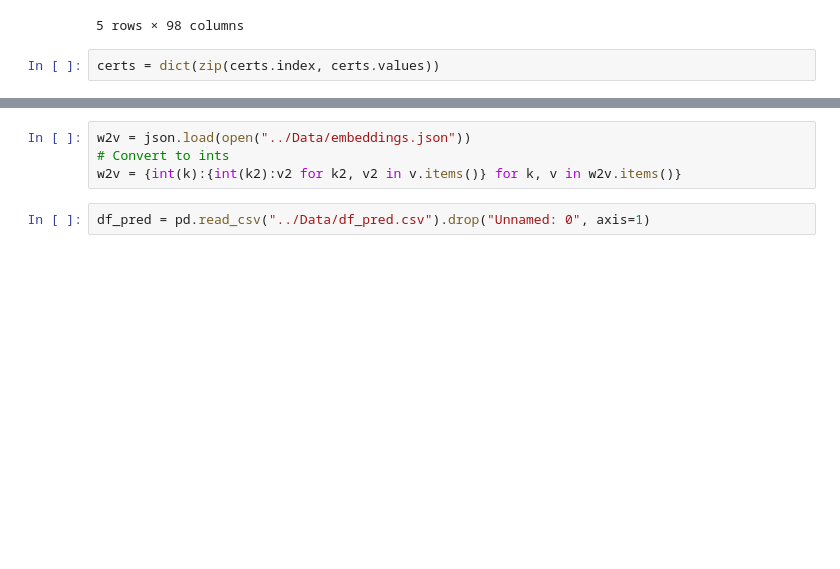
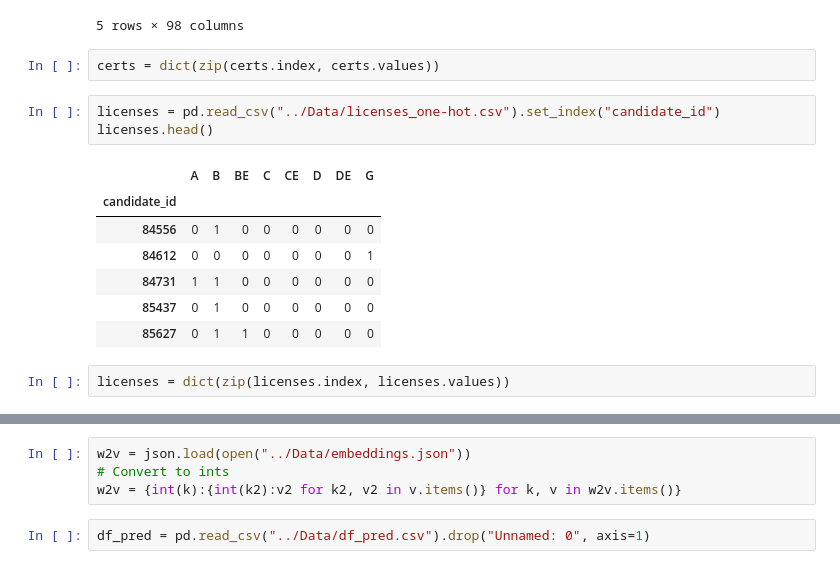
Before and after one commit to maxdata/MSc_thesis, a Jupyter notebook: Non-explainable/HCPNN.ipynb, the cells around one changed output, grey strips where cells are left out. Saved outputs shown, nothing was run; the diff lists cells and outputs as text; blank space fills up the shorter version.

```diff
--- a/Non-explainable/HCPNN.ipynb
+++ b/Non-explainable/HCPNN.ipynb
@@ -53,3 +53,16 @@ certs.head()
 5 rows × 98 columns
 # %%
 certs = dict(zip(certs.index, certs.values))
+# %%
+licenses = pd.read_csv("../Data/licenses_one-hot.csv").set_index("candidate_id")
+licenses.head()
+# %% [output]
+|  | A | B | BE | C | CE | D | DE | G |
+| candidate_id |  |  |  |  |  |  |  |  |
+| 84556 | 0 | 1 | 0 | 0 | 0 | 0 | 0 | 0 |
+| 84612 | 0 | 0 | 0 | 0 | 0 | 0 | 0 | 1 |
+| 84731 | 1 | 1 | 0 | 0 | 0 | 0 | 0 | 0 |
+| 85437 | 0 | 1 | 0 | 0 | 0 | 0 | 0 | 0 |
+| 85627 | 0 | 1 | 1 | 0 | 0 | 0 | 0 | 0 |
+# %%
+licenses = dict(zip(licenses.index, licenses.values))
```
Also changed, not shown: parts of 6 cells of this notebook.
